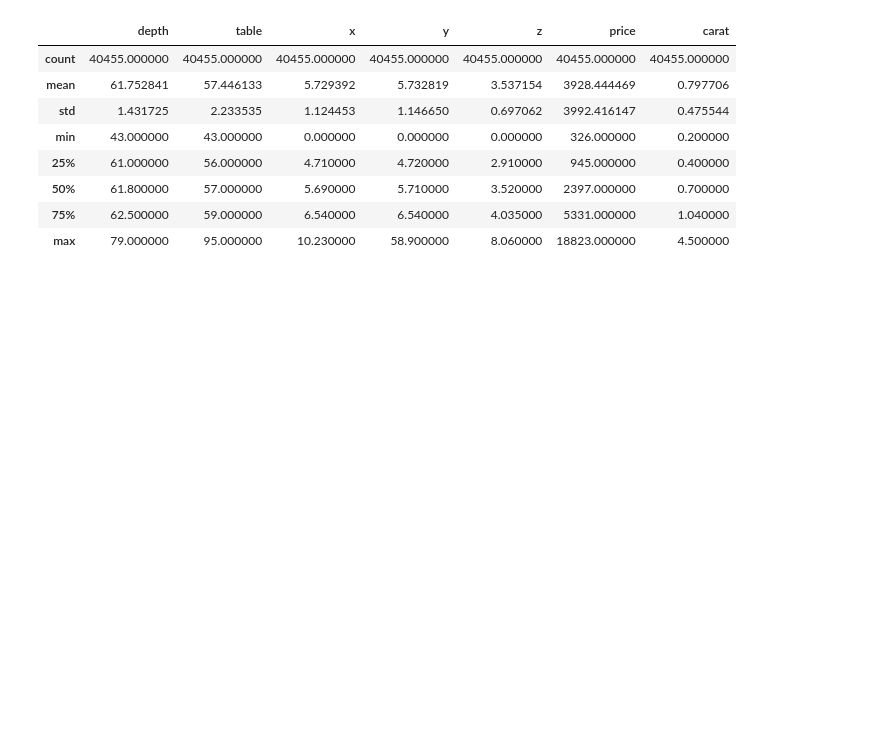
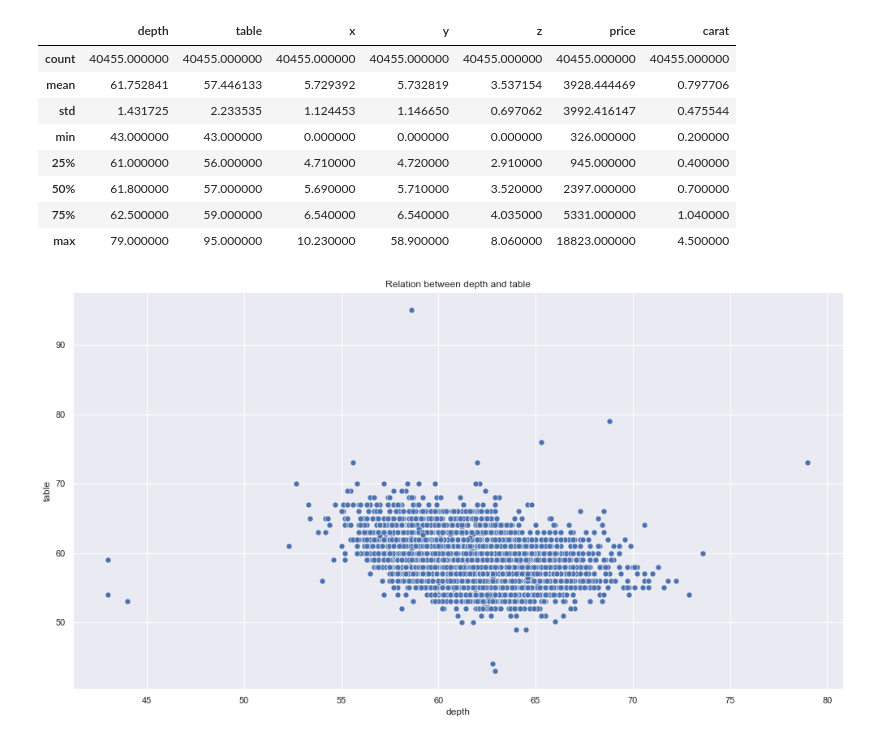
Before and after one commit to ivanrepi/predict_diamond_prices_project_m3, a Jupyter notebook: notebooks/EDA.ipynb, the cells around one changed output. Drawn from its saved outputs; the diff is of its cells as text; code cells hidden in the pictures; blank space fills up the shorter version.

```diff
--- a/notebooks/EDA.ipynb
+++ b/notebooks/EDA.ipynb
@@ -1,6 +1,10 @@
 # %%
 import pandas as pd
 import numpy as np
+import matplotlib.pyplot as plt
+import seaborn as sns
+from sklearn import metrics
+sns.set()
 # %%
 df = pd.read_csv('../data/train/diamonds_train.csv',index_col=[0])
 df.head()
@@ -46,3 +50,10 @@ df.describe()
 | 50% | 61.800000 | 57.000000 | 5.690000 | 5.710000 | 3.520000 | 2397.000000 | 0.700000 |
 | 75% | 62.500000 | 59.000000 | 6.540000 | 6.540000 | 4.035000 | 5331.000000 | 1.040000 |
 | max | 79.000000 | 95.000000 | 10.230000 | 58.900000 | 8.060000 | 18823.000000 | 4.500000 |
+# %%
+#Relation between depth and table
+plt.figure(figsize=(17,9))
+plt.title('Relation between depth and table')
+sns.scatterplot(df['depth'],df['table'],s=50);
+# %% [output]
+[figure, added]
```
Also changed, not shown: parts of 3 cells of this notebook, 1 other file.
